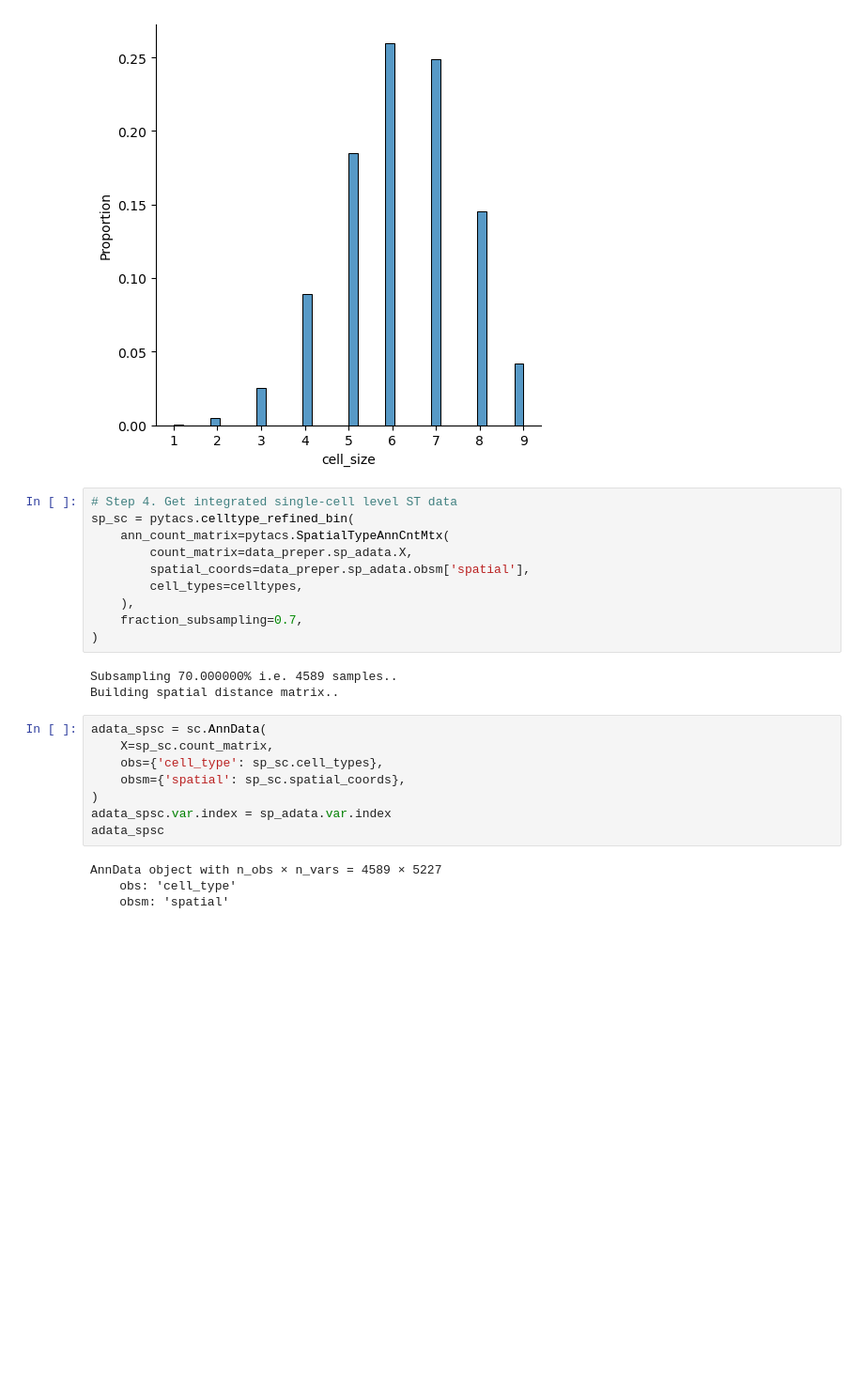
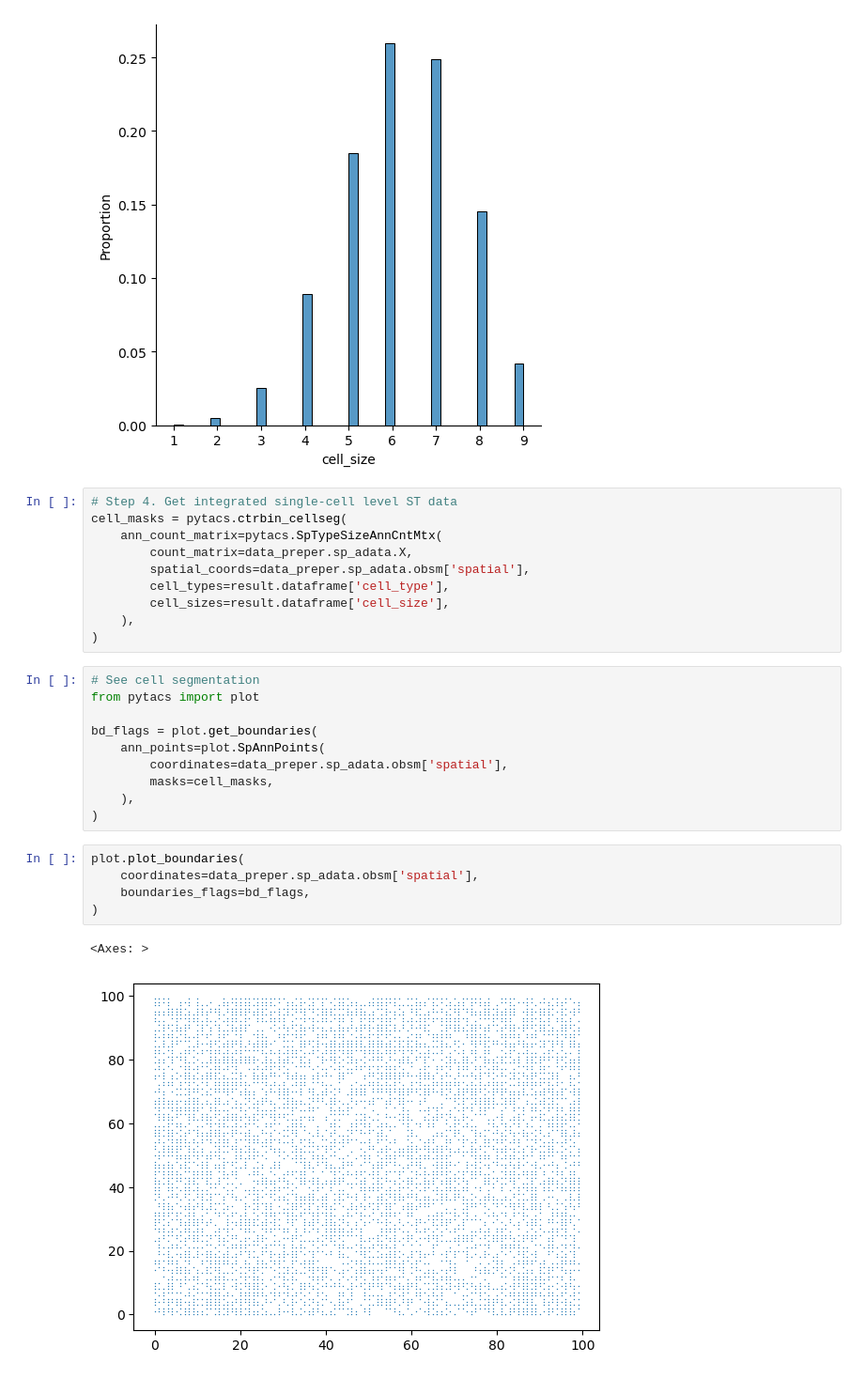
Before and after one commit to LIU-Xnd/pytacs, a Jupyter notebook: data/demo/demo.ipynb, the cells around one changed output. Shown: that part at 94% size. Cells and saved outputs as stored; diff of their text form; blank space fills up the shorter version.

```diff
--- a/data/demo/demo.ipynb
+++ b/data/demo/demo.ipynb
@@ -83,26 +83,29 @@ sns.displot(x=result.dataframe.cell_size, stat='proportion')
 [figure]
 # %%
 # Step 4. Get integrated single-cell level ST data
-sp_sc = pytacs.celltype_refined_bin(
-    ann_count_matrix=pytacs.SpatialTypeAnnCntMtx(
+cell_masks = pytacs.ctrbin_cellseg(
+    ann_count_matrix=pytacs.SpTypeSizeAnnCntMtx(
         count_matrix=data_preper.sp_adata.X,
         spatial_coords=data_preper.sp_adata.obsm['spatial'],
-        cell_types=celltypes,
+        cell_types=result.dataframe['cell_type'],
+        cell_sizes=result.dataframe['cell_size'],
     ),
-    fraction_subsampling=0.7,
 )
-# %% [output]
-Subsampling 70.000000% i.e. 4589 samples..
-Building spatial distance matrix..
-# %%
-adata_spsc = sc.AnnData(
-    X=sp_sc.count_matrix,
-    obs={'cell_type': sp_sc.cell_types},
-    obsm={'spatial': sp_sc.spatial_coords},
-)
-adata_spsc.var.index = sp_adata.var.index
-adata_spsc
-# %% [output]
-AnnData object with n_obs × n_vars = 4589 × 5227
-    obs: 'cell_type'
-    obsm: 'spatial'
+# %%
+# See cell segmentation
+from pytacs import plot
+
+bd_flags = plot.get_boundaries(
+    ann_points=plot.SpAnnPoints(
+        coordinates=data_preper.sp_adata.obsm['spatial'],
+        masks=cell_masks,
+    ),
+)
+# %%
+plot.plot_boundaries(
+    coordinates=data_preper.sp_adata.obsm['spatial'],
+    boundaries_flags=bd_flags,
+)
+# %% [output]
+<Axes: >
+[figure, added]
```
Also changed, not shown: parts of 3 cells of this notebook, 7 other files.
